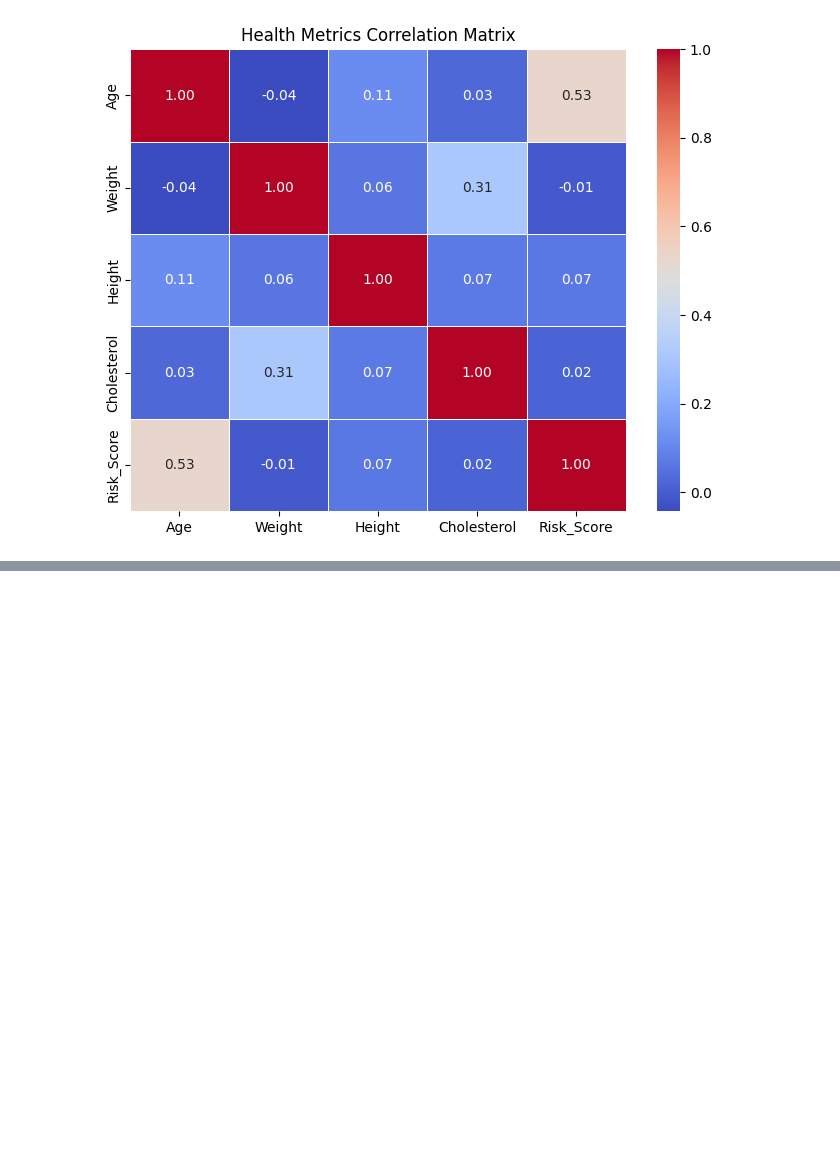
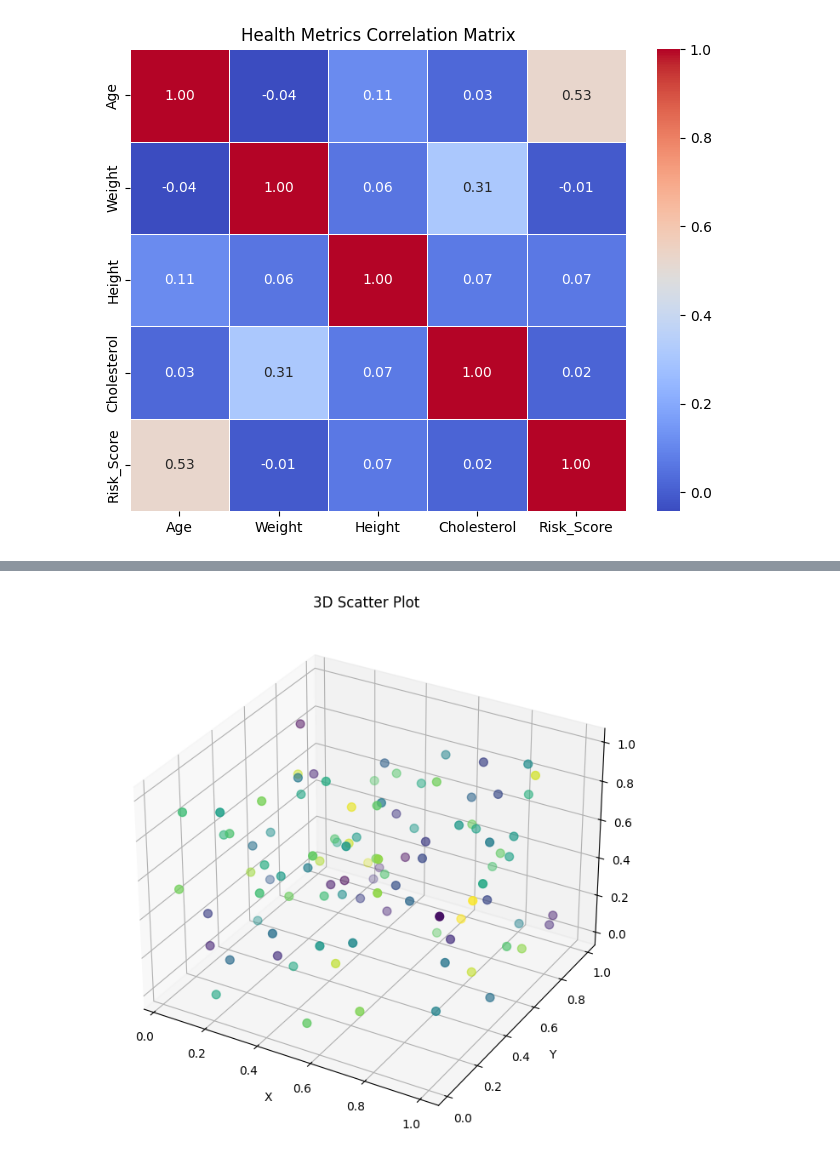
Before and after one commit to Subodhoraw/Python-revive, a Jupyter notebook: Q&A/python_details/matplotlibd/advancedmatplotlinb.ipynb, the cells around one changed output, grey strips where cells are left out. Saved outputs shown, nothing was run; the diff lists cells and outputs as text; code cells hidden in the pictures; blank space fills up the shorter version.

```diff
--- a/Q&A/python_details/matplotlibd/advancedmatplotlinb.ipynb
+++ b/Q&A/python_details/matplotlibd/advancedmatplotlinb.ipynb
@@ -239,0 +347,20 @@ plt.show()
+# %%
+fig = plt.figure(figsize=(10, 8))
+ax = fig.add_subplot(111, projection='3d')
+
+# Random 3D data
+x = np.random.rand(100)
+y = np.random.rand(100)
+z = np.random.rand(100)
+colors = np.random.rand(100)
+
+ax.scatter(x, y, z, c=colors, marker='o', s=50, cmap='viridis')
+
+ax.set_xlabel('X')
+ax.set_ylabel('Y')
+ax.set_zlabel('Z')
+ax.set_title('3D Scatter Plot')
+
+plt.show()
+# %% [output]
+[figure, added]
```
Also changed, not shown: parts of 4 cells of this notebook.
